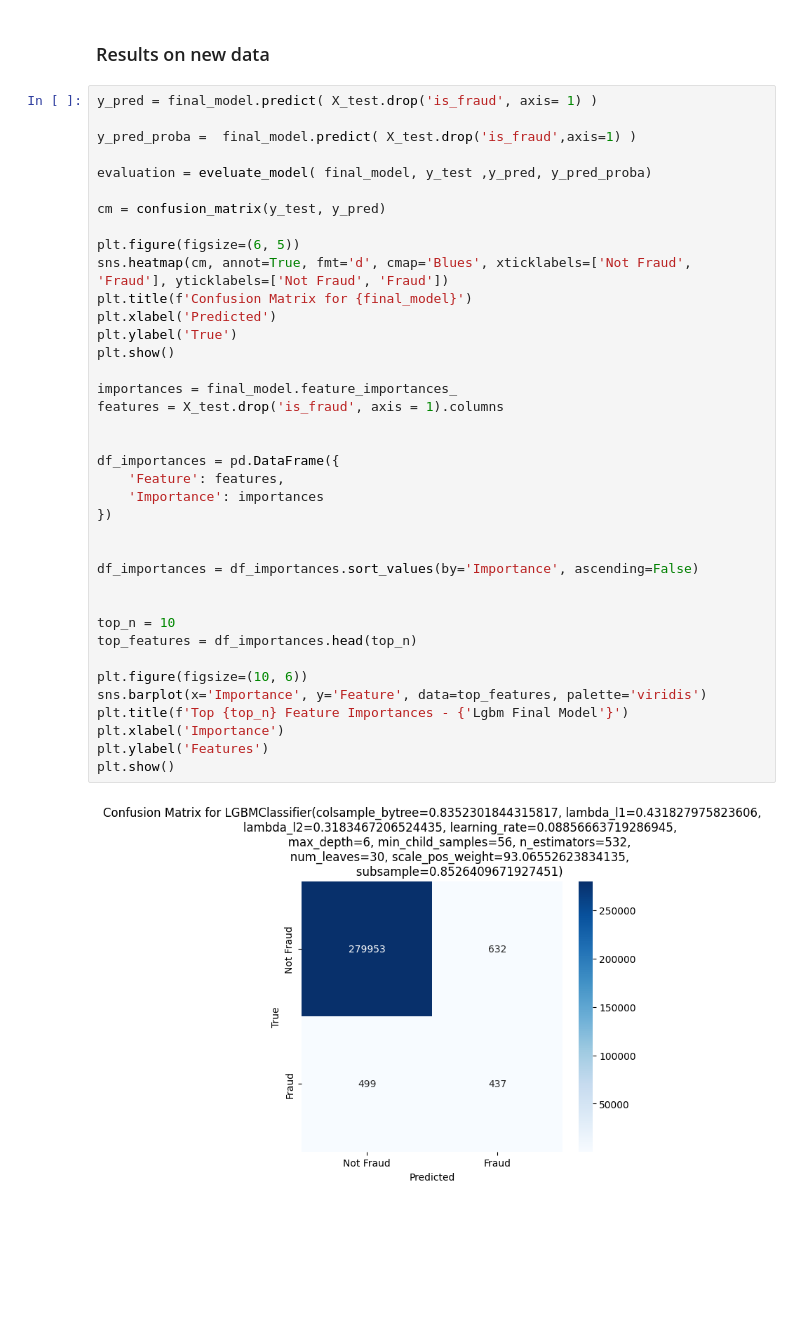
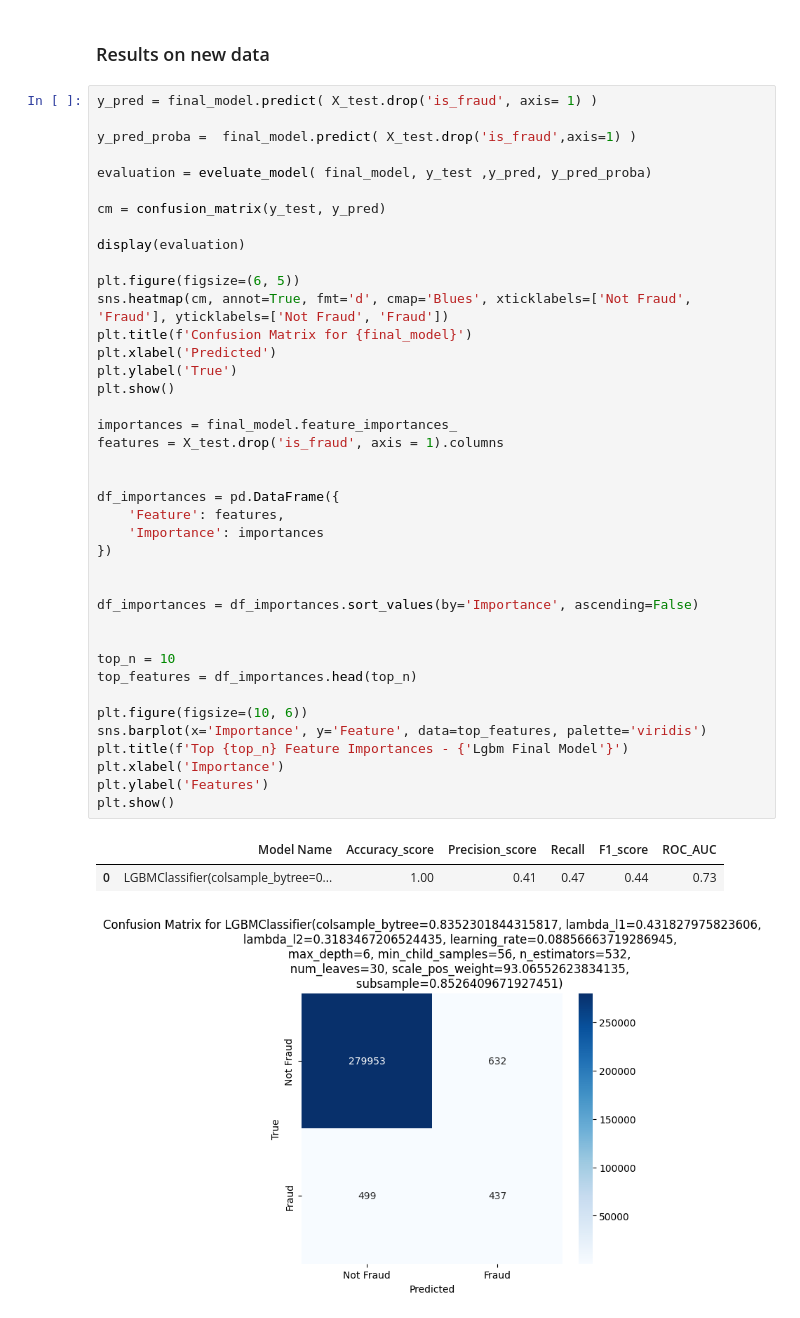
Before and after one commit to OscarFantozzi/Fraud-Detection, a Jupyter notebook: Fraud-detection-v1.ipynb, the cells around one changed output. Drawn from its saved outputs; the diff is of its cells as text; blank space fills up the shorter version.

```diff
--- a/Fraud-detection-v1.ipynb
+++ b/Fraud-detection-v1.ipynb
@@ -514,37 +514,41 @@ y_pred_proba =  final_model.predict( X_test.drop('is_fraud',axis=1) )
 evaluation = eveluate_model( final_model, y_test ,y_pred, y_pred_proba)
 
 cm = confusion_matrix(y_test, y_pred)
+
+display(evaluation)
 
 plt.figure(figsize=(6, 5))
 sns.heatmap(cm, annot=True, fmt='d', cmap='Blues', xticklabels=['Not Fraud', 'Fraud'], yticklabels=['Not Fraud', 'Fraud'])
 plt.title(f'Confusion Matrix for {final_model}')
 plt.xlabel('Predicted')
 plt.ylabel('True')
 plt.show()
 
 importances = final_model.feature_importances_
 features = X_test.drop('is_fraud', axis = 1).columns
 
 
 df_importances = pd.DataFrame({
     'Feature': features,
     'Importance': importances
 })
 
 
 df_importances = df_importances.sort_values(by='Importance', ascending=False)
 
 
 top_n = 10
 top_features = df_importances.head(top_n)
 
 plt.figure(figsize=(10, 6))
 sns.barplot(x='Importance', y='Feature', data=top_features, palette='viridis')
 plt.title(f'Top {top_n} Feature Importances - {'Lgbm Final Model'}')
 plt.xlabel('Importance')
 plt.ylabel('Features')
 plt.show()
 # %% [output]
+|  | Model Name | Accuracy_score | Precision_score | Recall | F1_score | ROC_AUC |
+| 0 | LGBMClassifier(colsample_bytree=0... | 1.00 | 0.41 | 0.47 | 0.44 | 0.73 |
 [figure]
 Passing `palette` without assigning `hue` is deprecated and will be removed in v0.14.0. Assign the `y` variable to `hue` and set `legend=False` for the same effect.
 
```
Also changed, not shown: 4 other files.
